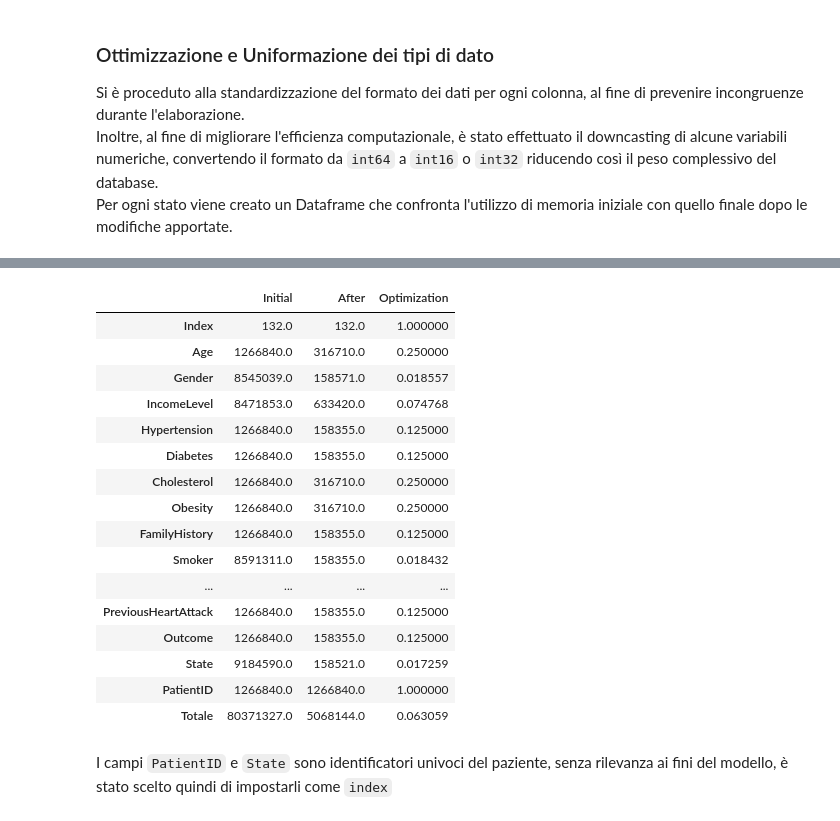
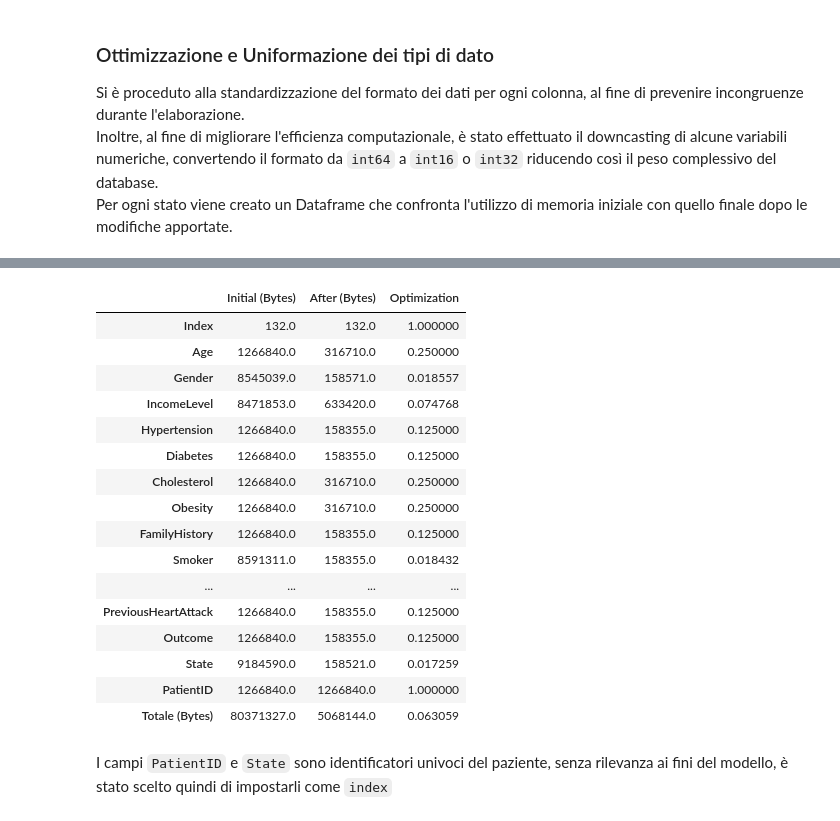
Before and after one commit to miriamsonaglia/Heart-Attack-Prediction-Model, a Jupyter notebook: DataIntensive.ipynb, the cells around one changed output, grey strips where cells are left out. Drawn from its saved outputs; the diff is of its cells as text; code cells hidden in the pictures.

```diff
--- a/DataIntensive.ipynb
+++ b/DataIntensive.ipynb
@@ -488,19 +449,9 @@ indonesia['AlcoholConsumption'] = indonesia['AlcoholConsumption'].map({None: Fal
 
 end_memory = indonesia.memory_usage(deep=True)
 # %%
-'''indonesia_memory_df['Initial (Bytes)'] = initial_memory
-indonesia_memory_df['After (Bytes)'] = end_memory
-indonesia_memory_df['Optimization'] = end_memory / initial_memory
-indonesia_memory_df.loc['Totale (Bytes)'] = [
-    initial_memory.sum(),
-    end_memory.sum(),
-    end_memory.sum() / initial_memory.sum()
-]
-indonesia_memory_df'''
-
 memory_benchmark_df(starting_memory=initial_memory, optimized_memory=end_memory)
 # %% [output]
-|  | Initial | After | Optimization |
+|  | Initial (Bytes) | After (Bytes) | Optimization |
 | Index | 132.0 | 132.0 | 1.000000 |
 | Age | 1266840.0 | 316710.0 | 0.250000 |
 | Gender | 8545039.0 | 158571.0 | 0.018557 |
@@ -516,7 +467,7 @@ memory_benchmark_df(starting_memory=initial_memory, optimized_memory=end_memory)
 | Outcome | 1266840.0 | 158355.0 | 0.125000 |
 | State | 9184590.0 | 158521.0 | 0.017259 |
 | PatientID | 1266840.0 | 1266840.0 | 1.000000 |
-| Totale | 80371327.0 | 5068144.0 | 0.063059 |
+| Totale (Bytes) | 80371327.0 | 5068144.0 | 0.063059 |
 # %% [markdown]
 I campi `PatientID` e `State` sono identificatori univoci del paziente, senza rilevanza ai fini del modello, è stato scelto quindi di impostarli come `index`
 # %%
```
Also changed, not shown: parts of 28 cells of this notebook, 4 other files.
